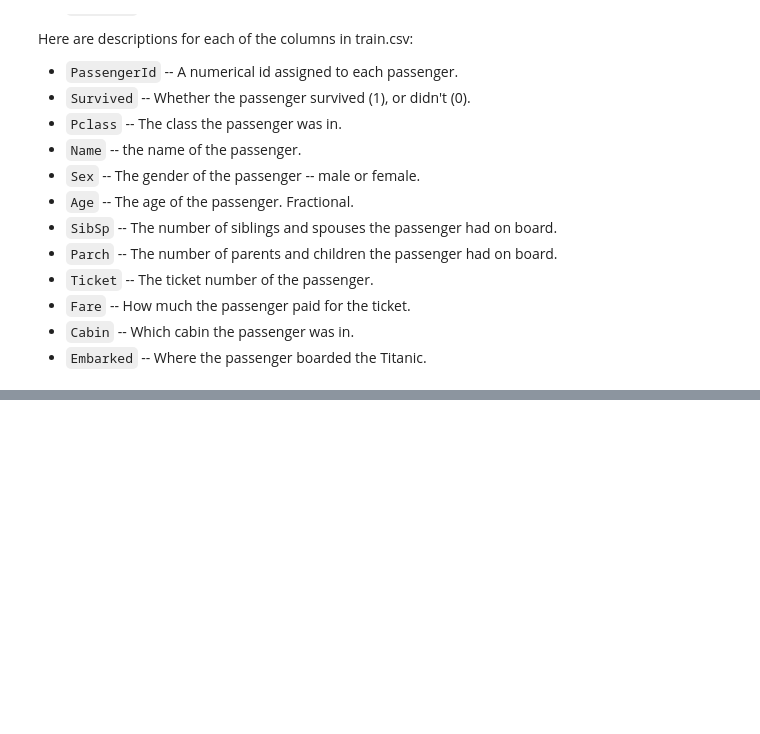
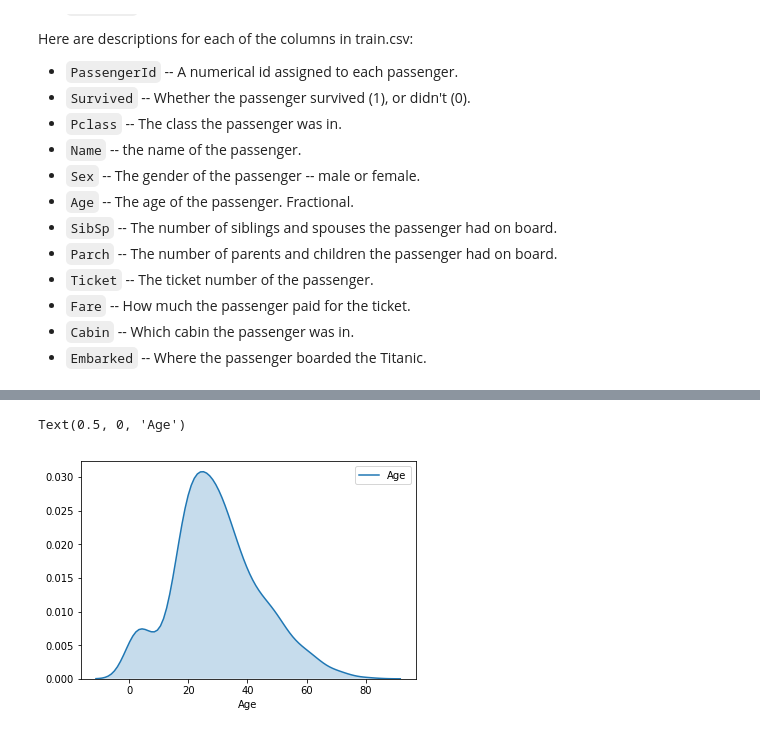
Before and after one commit to txkhaund/Dataquest_DS_path, a Jupyter notebook: Missions/2. Data Analysis and Visualization/3. Storytelling Through Data Visualization/3. Conditional Plots.ipynb, the cells around one changed output, grey strips where cells are left out. Saved outputs shown, nothing was run; the diff lists cells and outputs as text; code cells hidden in the pictures; blank space fills up the shorter version.

```diff
--- a/Missions/2. Data Analysis and Visualization/3. Storytelling Through Data Visualization/3. Conditional Plots.ipynb
+++ b/Missions/2. Data Analysis and Visualization/3. Storytelling Through Data Visualization/3. Conditional Plots.ipynb
@@ -26,0 +67,6 @@ Here are descriptions for each of the columns in train.csv:
+# %%
+sns.kdeplot(titanic['Age'], shade=True)
+plt.xlabel("Age")
+# %% [output]
+Text(0.5, 0, 'Age')
+[figure, added]
```
Also changed, not shown: parts of 20 cells of this notebook.
